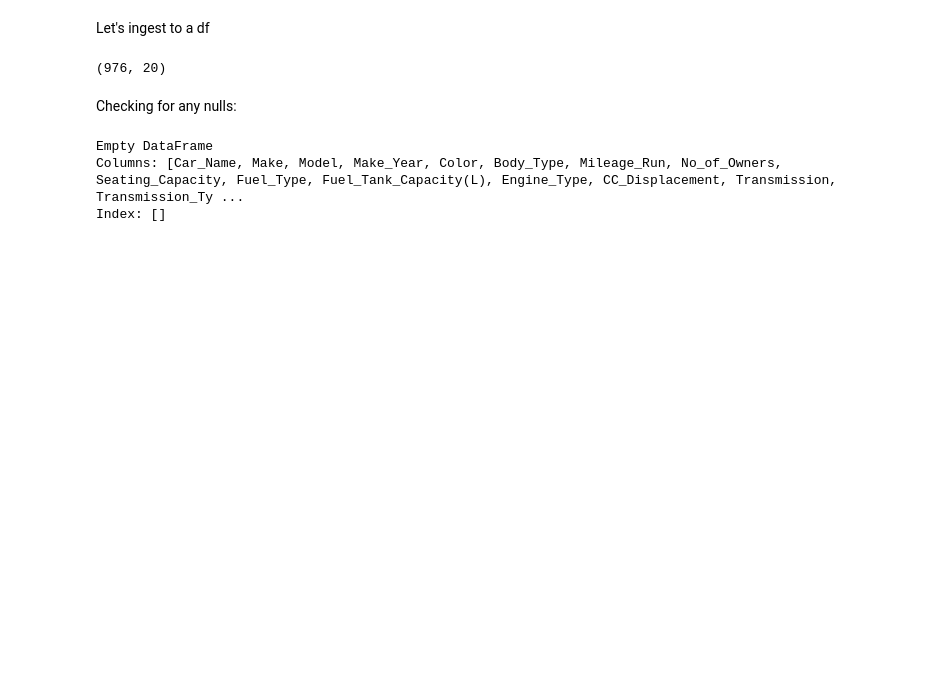
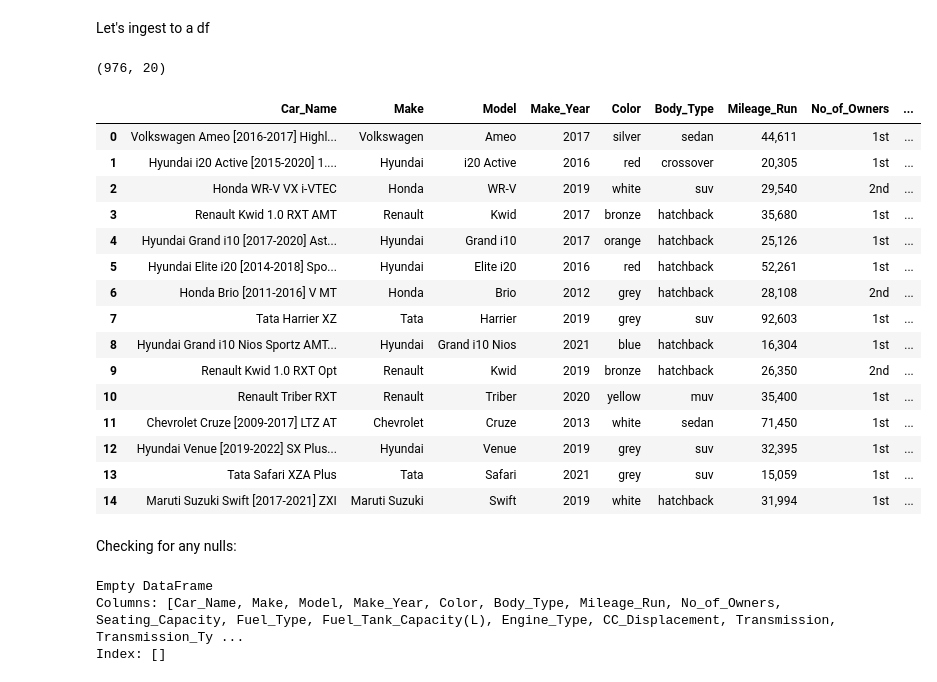
Before and after one commit to codeslp/cars_db, a Jupyter notebook: car_table.ipynb, the cells around one changed output. Saved outputs shown, nothing was run; the diff lists cells and outputs as text; code cells hidden in the pictures; blank space fills up the shorter version.

```diff
--- a/car_table.ipynb
+++ b/car_table.ipynb
@@ -19,7 +21,24 @@ df.shape
 # %% [output]
 (976, 20)
 # %%
-# df.head(15)
+df.head(15)
+# %% [output]
+|  | Car_Name | Make | Model | Make_Year | Color | Body_Type | Mileage_Run | No_of_Owners | ... |
+| 0 | Volkswagen Ameo [2016-2017] Highl... | Volkswagen | Ameo | 2017 | silver | sedan | 44,611 | 1st | ... |
+| 1 | Hyundai i20 Active [2015-2020] 1.... | Hyundai | i20 Active | 2016 | red | crossover | 20,305 | 1st | ... |
+| 2 | Honda WR-V VX i-VTEC | Honda | WR-V | 2019 | white | suv | 29,540 | 2nd | ... |
+| 3 | Renault Kwid 1.0 RXT AMT | Renault | Kwid | 2017 | bronze | hatchback | 35,680 | 1st | ... |
+| 4 | Hyundai Grand i10 [2017-2020] Ast... | Hyundai | Grand i10 | 2017 | orange | hatchback | 25,126 | 1st | ... |
+| 5 | Hyundai Elite i20 [2014-2018] Spo... | Hyundai | Elite i20 | 2016 | red | hatchback | 52,261 | 1st | ... |
+| 6 | Honda Brio [2011-2016] V MT | Honda | Brio | 2012 | grey | hatchback | 28,108 | 2nd | ... |
+| 7 | Tata Harrier XZ | Tata | Harrier | 2019 | grey | suv | 92,603 | 1st | ... |
+| 8 | Hyundai Grand i10 Nios Sportz AMT... | Hyundai | Grand i10 Nios | 2021 | blue | hatchback | 16,304 | 1st | ... |
+| 9 | Renault Kwid 1.0 RXT Opt | Renault | Kwid | 2019 | bronze | hatchback | 26,350 | 2nd | ... |
+| 10 | Renault Triber RXT | Renault | Triber | 2020 | yellow | muv | 35,400 | 1st | ... |
+| 11 | Chevrolet Cruze [2009-2017] LTZ AT | Chevrolet | Cruze | 2013 | white | sedan | 71,450 | 1st | ... |
+| 12 | Hyundai Venue [2019-2022] SX Plus... | Hyundai | Venue | 2019 | grey | suv | 32,395 | 1st | ... |
+| 13 | Tata Safari XZA Plus | Tata | Safari | 2021 | grey | suv | 15,059 | 1st | ... |
+| 14 | Maruti Suzuki Swift [2017-2021] ZXI | Maruti Suzuki | Swift | 2019 | white | hatchback | 31,994 | 1st | ... |
 # %% [markdown]
 Checking for any nulls:
 # %%
```
Also changed, not shown: parts of 19 cells of this notebook.
